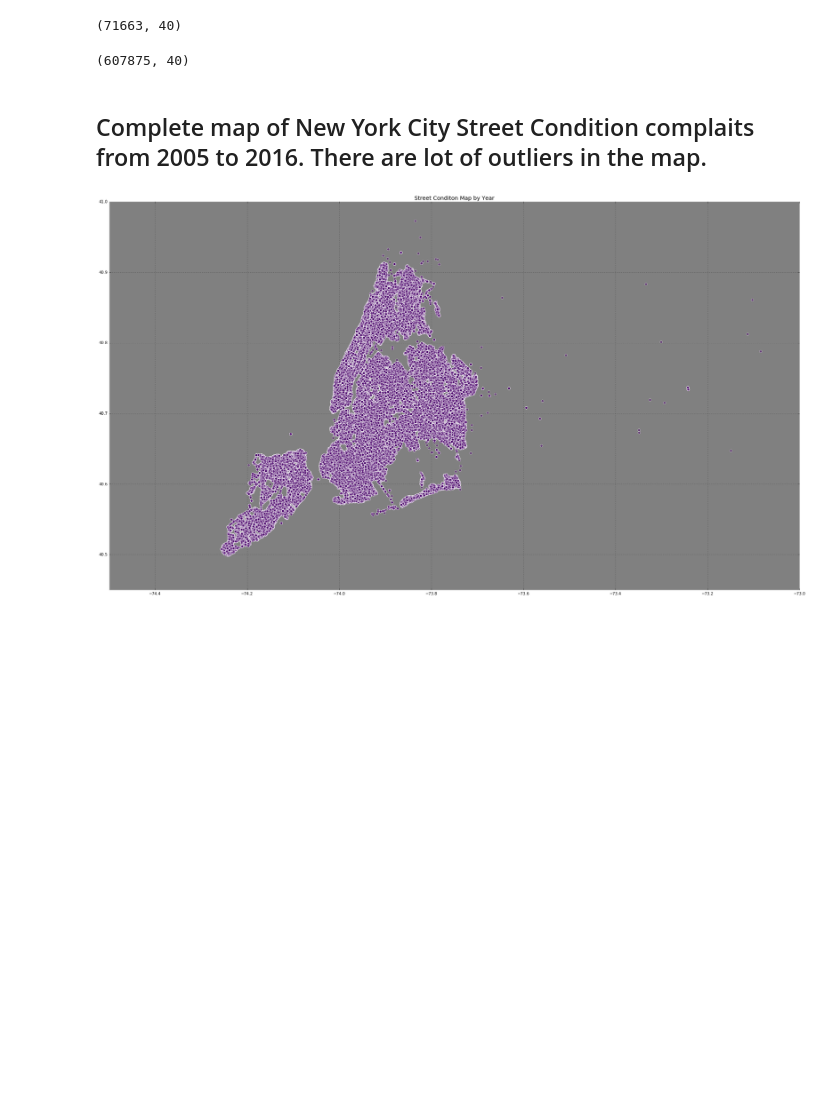
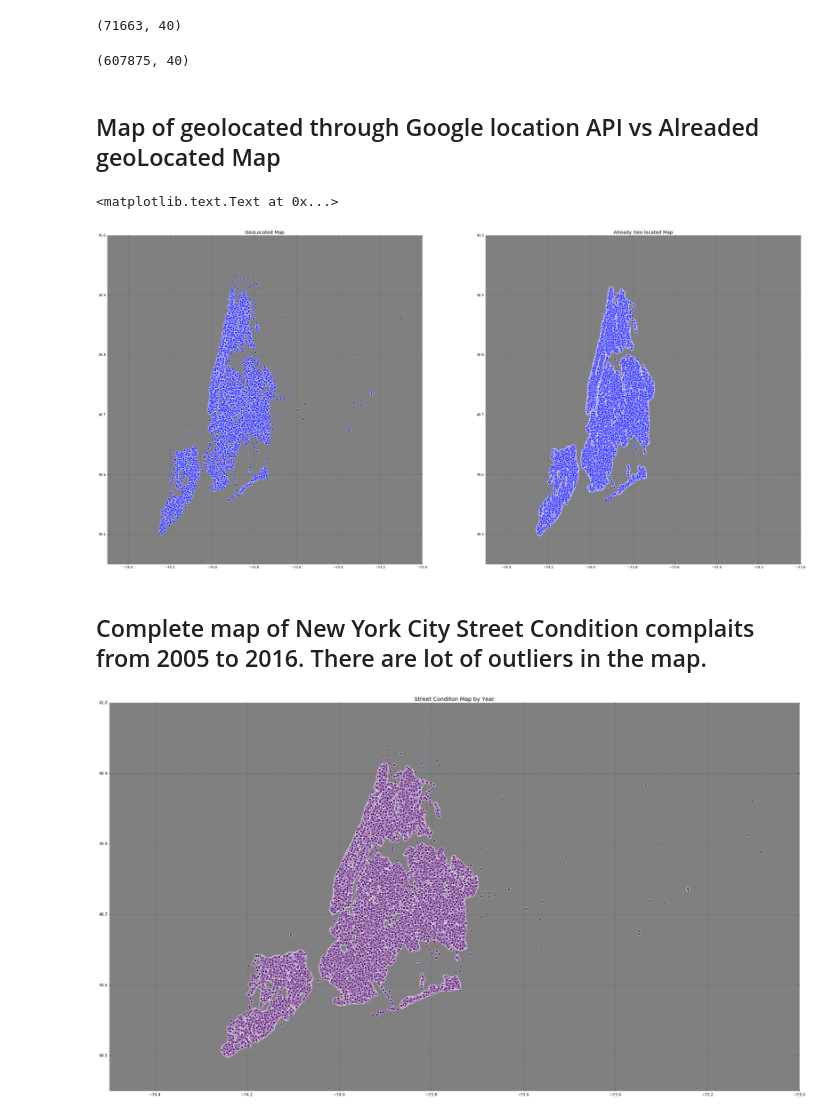
Before and after one commit to vr00n/StreetCondition, a Jupyter notebook: All Street Data.ipynb, the cells around one changed output. Cells and saved outputs as stored; diff of their text form; code cells hidden in the pictures; blank space fills up the shorter version.

```diff
--- a/All Street Data.ipynb
+++ b/All Street Data.ipynb
@@ -71,6 +71,21 @@ import datetime
 dfstreet['created_date']=pd.to_datetime(dfstreet['created_date'])
 # %%
 year=dfstreet['created_date'].apply(lambda x:x.year)
+# %% [markdown]
+## Map of geolocated through Google location API vs Alreaded geoLocated Map
+# %%
+fig,ax = plt.subplots(nrows=1,ncols=2,figsize=(38,18))
+for i,j in zip(ax,[loc,df]):
+    i.scatter(j['longitude'],j['latitude'],s=40, alpha=.5, vmin=0, vmax=2)
+    i.set_ylim([40.45,41])
+    i.set_xlim([-74.5,-73])
+    i.set_axis_bgcolor((0.5019607843137255, 0.5019607843137255, 0.5019607843137255))
+ax[0].set_title("GeoLocated Map")
+ax[1].set_title("Already Geo located Map")
+#i.set_axis_bgcolor((0.5019607843137255, 0.5019607843137255, 0.5019607843137255))
+# %% [output]
+<matplotlib.text.Text at 0x...>
+[figure, added]
 # %% [markdown]
 ## Complete map of New York City Street Condition complaits from 2005 to 2016. There are lot of outliers in the map.
 # %%
```
